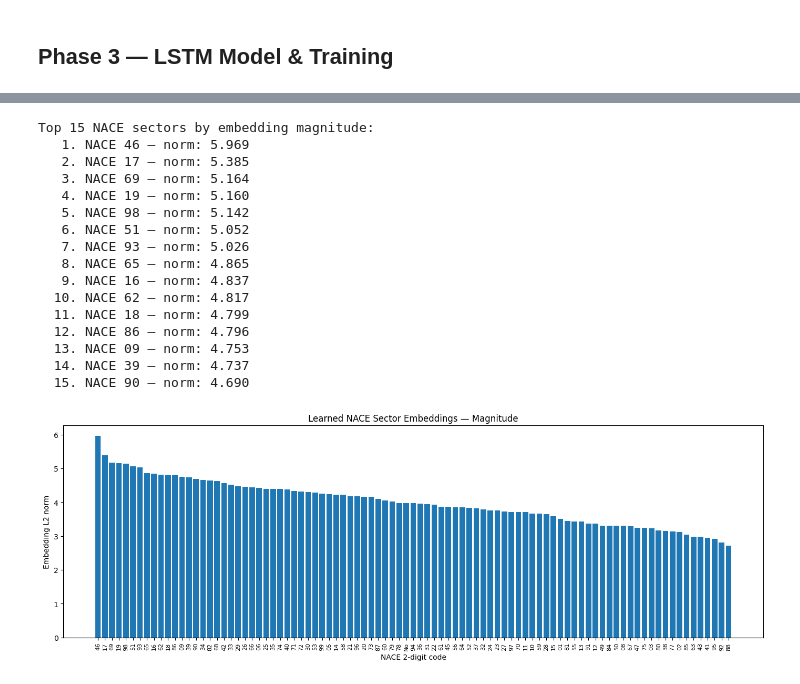
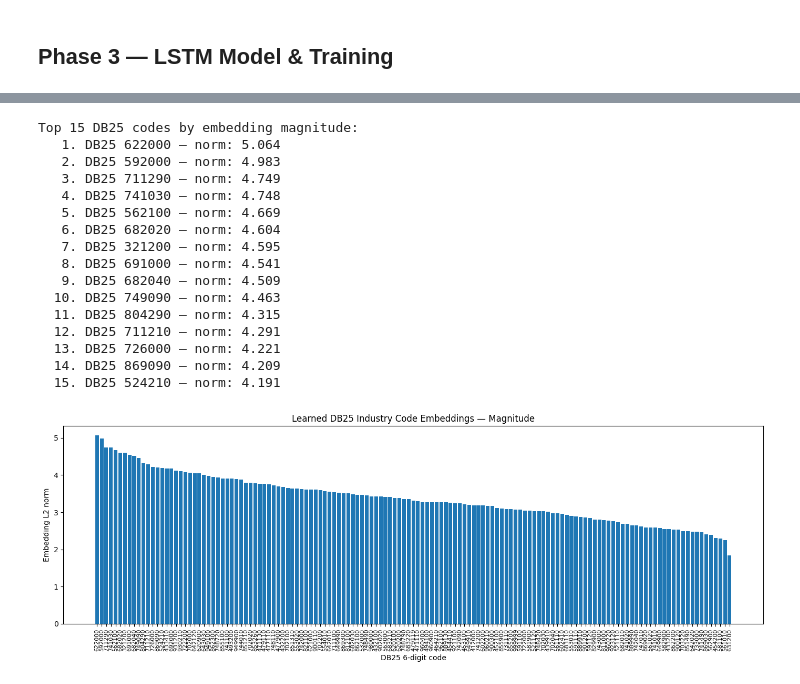
Before and after one commit to jonashansen886-cyber/Gentrification_model_Copenhagen, a Jupyter notebook: notebooks/13_LSTM_test.ipynb, the cells around one changed output, grey strips where cells are left out. Saved outputs shown, nothing was run; the diff lists cells and outputs as text; code cells hidden in the pictures.

```diff
--- a/notebooks/13_LSTM_test.ipynb
+++ b/notebooks/13_LSTM_test.ipynb
@@ -35,7 +35,8 @@ warnings.filterwarnings("ignore", category=FutureWarning)
 
 # ── Paths (relative from notebooks/) ──
 CVR_GEO_PATH       = Path("../data/processed/cvr/CVR_geo_temporal.geojson")
-CLUSTER_SHP_PATH   = Path("../data/raw/neighborhood_shapefile/Nabolag_cph_fre_new.shp")
+#CLUSTER_SHP_PATH   = Path("../data/raw/neighborhood_shapefile/Nabolag_cph_fre_new.shp")
+CLUSTER_SHP_PATH   = Path("../data/raw/nabolag_u_indre_shapefile/nabolag_u_indre.shp") # change between different clister setup
 STA_DATA_PATH      = Path("../data/interim/STA_data.csv")
 PARQUET_OUT_PATH   = Path("../data/processed/cvr/cvr_cluster_temporal_counts.parquet")
 MODEL_OUT_PATH     = Path("../results/models/lstm_gentrification.pt")
@@ -91,9 +92,9 @@ before = len(cvr_gdf)
 cvr_gdf = cvr_gdf[cvr_gdf.geometry.notna()].copy()
 print(f"Dropped {before - len(cvr_gdf):,} rows with null geometry → {len(cvr_gdf):,} remaining")
 
-# Extract 2-digit NACE prefix
-cvr_gdf["nace2"] = cvr_gdf["branche_kode"].astype(str).str[:2]
-print(f"Unique 2-digit NACE codes: {cvr_gdf['nace2'].nunique()}")
+# Use full 6-digit DB25 code (branche_kode) instead of 2-digit prefix
+cvr_gdf["db25"] = cvr_gdf["branche_kode"].astype(str).str.strip()
+print(f"Unique 6-digit DB25 codes: {cvr_gdf['db25'].nunique()}")
 cvr_gdf.head(3)
 # %% [output]
 Loading CVR_geo_temporal.geojson ...
@@ -634,45 +1023,45 @@ weighted avg       0.60      0.36      0.35       285
 # %%
-# Cell 15: NACE embedding analysis — which sectors matter most?
-if hasattr(model, "nace_embedding"):
+# Cell 15: DB25 embedding analysis — which industry codes matter most?
+if hasattr(model, "db25_embedding"):
     with torch.no_grad():
-        embeds = model.nace_embedding.weight.cpu().numpy()  # (num_nace, embed_dim)
+        embeds = model.db25_embedding.weight.cpu().numpy()  # (num_db25, embed_dim)
 
     # Norm of each embedding = proxy for importance
     norms = np.linalg.norm(embeds, axis=1)
     order = np.argsort(norms)[::-1]
 
-    print("Top 15 NACE sectors by embedding magnitude:")
+    print("Top 15 DB25 codes by embedding magnitude:")
     for rank, idx in enumerate(order[:15], 1):
-        code = idx2nace[idx]
-        print(f"  {rank:2d}. NACE {code} — norm: {norms[idx]:.3f}")
+        code = idx2db25[idx]
+        print(f"  {rank:2d}. DB25 {code} — norm: {norms[idx]:.3f}")
 
     # Plot
     fig, ax = plt.subplots(figsize=(14, 5))
-    codes = [idx2nace[i] for i in order]
+    codes = [idx2db25[i] for i in order]
     ax.bar(range(len(norms)), norms[order])
     ax.set_xticks(range(len(norms)))
     ax.set_xticklabels(codes, rotation=90, fontsize=8)
-    ax.set_xlabel("NACE 2-digit code")
+    ax.set_xlabel("DB25 6-digit code")
     ax.set_ylabel("Embedding L2 norm")
-    ax.set_title("Learned NACE Sector Embeddings — Magnitude")
+    ax.set_title("Learned DB25 Industry Code Embeddings — Magnitude")
     plt.tight_layout()
     plt.show()
 # %% [output]
-Top 15 NACE sectors by embedding magnitude:
-   1. NACE 46 — norm: 5.969
-   2. NACE 17 — norm: 5.385
-   3. NACE 69 — norm: 5.164
-   4. NACE 19 — norm: 5.160
-   5. NACE 98 — norm: 5.142
-   6. NACE 51 — norm: 5.052
-   7. NACE 93 — norm: 5.026
-   8. NACE 65 — norm: 4.865
-   9. NACE 16 — norm: 4.837
-  10. NACE 62 — norm: 4.817
-  11. NACE 18 — norm: 4.799
-  12. NACE 86 — norm: 4.796
-  13. NACE 09 — norm: 4.753
-  14. NACE 39 — norm: 4.737
-  15. NACE 90 — norm: 4.690
+Top 15 DB25 codes by embedding magnitude:
+   1. DB25 622000 — norm: 5.064
+   2. DB25 592000 — norm: 4.983
+   3. DB25 711290 — norm: 4.749
+   4. DB25 741030 — norm: 4.748
+   5. DB25 562100 — norm: 4.669
+   6. DB25 682020 — norm: 4.604
+   7. DB25 321200 — norm: 4.595
+   8. DB25 691000 — norm: 4.541
+   9. DB25 682040 — norm: 4.509
+  10. DB25 749090 — norm: 4.463
+  11. DB25 804290 — norm: 4.315
+  12. DB25 711210 — norm: 4.291
+  13. DB25 726000 — norm: 4.221
+  14. DB25 869090 — norm: 4.209
+  15. DB25 524210 — norm: 4.191
-[figure, old version]
+[figure, new version]
 # %%
```
Also changed, not shown: parts of 15 cells of this notebook, 13 other files.
